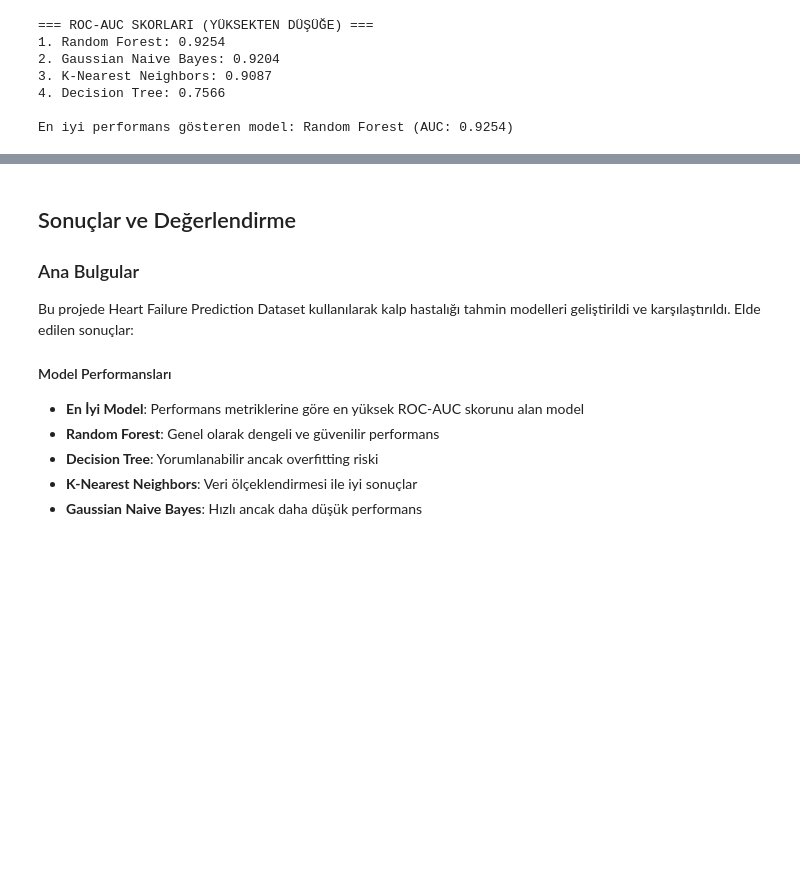
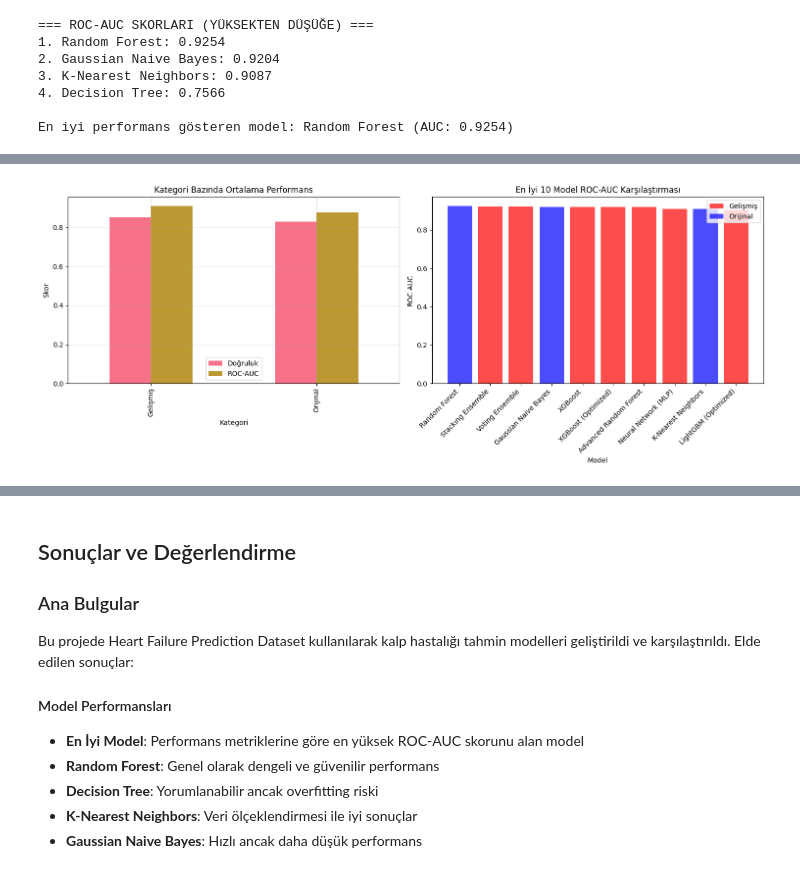
Before and after one commit to AlaaddinGursoy/cardiac-failure-forecasting, a Jupyter notebook: heart_failure_prediction.ipynb, the cells around one changed output, grey strips where cells are left out. Drawn from its saved outputs; the diff is of its cells as text; code cells hidden in the pictures; blank space fills up the shorter version.

Commit message:
Compare with different models

```diff
--- a/heart_failure_prediction.ipynb
+++ b/heart_failure_prediction.ipynb
@@ -1006,0 +1921,89 @@ En iyi performans gösteren model: Random Forest (AUC: 0.9254)
+# %%
+# Sonuçlar ve Model Karşılaştırması
+print("=== SONUÇLAR VE MODEL KARŞILAŞTIRMASI ===")
+
+# Tüm modellerin özet tablosu
+all_models_summary = []
+
+# Orijinal modeller
+for name, y_pred in predictions.items():
+    accuracy = accuracy_score(y_test, y_pred)
+    roc_auc = roc_auc_score(y_test, probabilities[name])
+    all_models_summary.append({
+        'Model': name,
+        'Kategori': 'Orijinal',
+        'Doğruluk': accuracy,
+        'ROC-AUC': roc_auc
+    })
+
+# Gelişmiş modeller
+for _, row in advanced_performance_df.iterrows():
+    all_models_summary.append({
+        'Model': row['Model'],
+        'Kategori': 'Gelişmiş',
+        'Doğruluk': row['Doğruluk'],
+        'ROC-AUC': row['ROC-AUC']
+    })
+
+# Özet tablo
+summary_df = pd.DataFrame(all_models_summary)
+summary_df = summary_df.round(4)
+
+print("=== TÜM MODELLERİN ÖZET TABLOSU ===")
+print(summary_df.sort_values('ROC-AUC', ascending=False))
+
+# En iyi 5 model
+print("\n=== EN İYİ 5 MODEL ===")
+top_5_models = summary_df.nlargest(5, 'ROC-AUC')
+for i, (_, row) in enumerate(top_5_models.iterrows(), 1):
+    print(f"{i}. {row['Model']} ({row['Kategori']})")
+    print(f"   Doğruluk: {row['Doğruluk']:.4f}, ROC-AUC: {row['ROC-AUC']:.4f}")
+
+# İyileşme analizi
+original_best = summary_df[summary_df['Kategori'] == 'Orijinal']['ROC-AUC'].max()
+advanced_best = summary_df[summary_df['Kategori'] == 'Gelişmiş']['ROC-AUC'].max()
+
+print(f"\n=== İYİLEŞME ANALİZİ ===")
+print(f"En iyi orijinal model ROC-AUC: {original_best:.4f}")
+print(f"En iyi gelişmiş model ROC-AUC: {advanced_best:.4f}")
+print(f"İyileşme: {advanced_best - original_best:.4f} ({(advanced_best - original_best)/original_best*100:.1f}%)")
+
+# Model kategorilerine göre ortalama performans
+category_performance = summary_df.groupby('Kategori')[['Doğruluk', 'ROC-AUC']].mean()
+print(f"\n=== KATEGORİLERE GÖRE ORTALAMA PERFORMANS ===")
+print(category_performance.round(4))
+
+# Görselleştirme
+fig, axes = plt.subplots(1, 2, figsize=(15, 6))
+
+# Kategoriye göre performans
+ax1 = axes[0]
+category_performance.plot(kind='bar', ax=ax1)
+ax1.set_title('Kategori Bazında Ortalama Performans')
+ax1.set_ylabel('Skor')
+ax1.set_xlabel('Kategori')
+ax1.legend()
+ax1.grid(True, alpha=0.3)
+
+# En iyi 10 modelin karşılaştırması
+ax2 = axes[1]
+top_10 = summary_df.nlargest(10, 'ROC-AUC')
+colors = ['red' if cat == 'Gelişmiş' else 'blue' for cat in top_10['Kategori']]
+bars = ax2.bar(range(len(top_10)), top_10['ROC-AUC'], color=colors, alpha=0.7)
+ax2.set_title('En İyi 10 Model ROC-AUC Karşılaştırması')
+ax2.set_ylabel('ROC-AUC')
+ax2.set_xlabel('Model')
+ax2.set_xticks(range(len(top_10)))
+ax2.set_xticklabels(top_10['Model'], rotation=45, ha='right')
+
+# Legend
+from matplotlib.patches import Patch
+legend_elements = [Patch(facecolor='red', alpha=0.7, label='Gelişmiş'),
+                  Patch(facecolor='blue', alpha=0.7, label='Orijinal')]
+ax2.legend(handles=legend_elements)
+
+plt.tight_layout()
+plt.show()
+
+print("\n✓ Tüm analizler tamamlandı!")
+# %% [output]
@@ -1006,0 +2027 @@ En iyi performans gösteren model: Random Forest (AUC: 0.9254)
+[figure, added]
```
Also changed, not shown: parts of 12 cells of this notebook, 1 other file.
